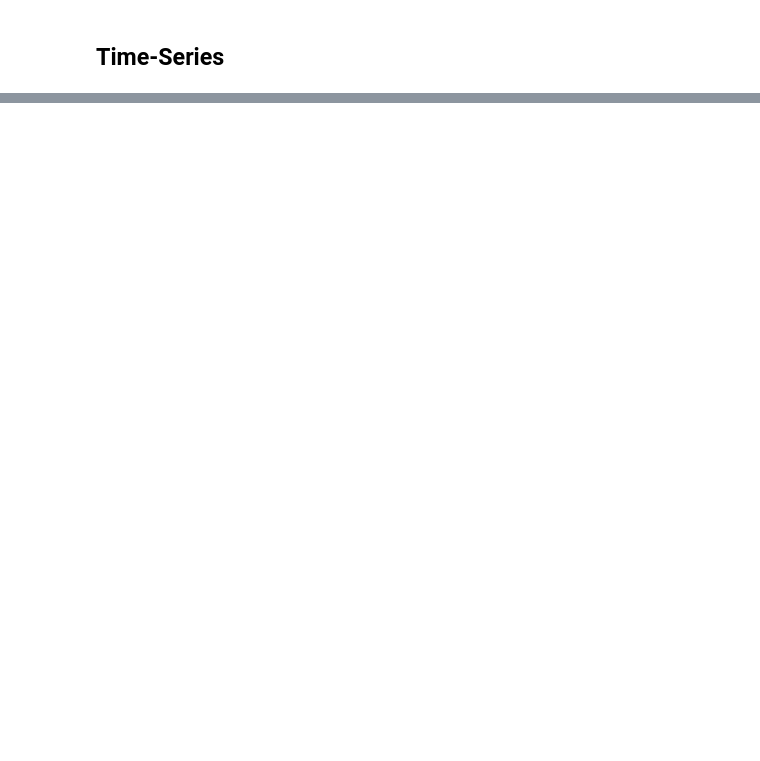
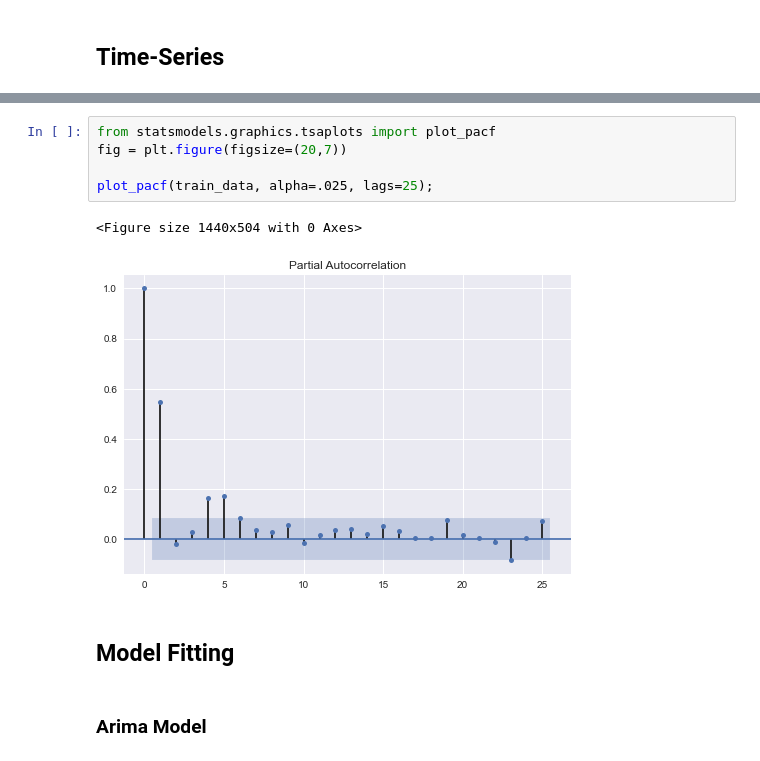
Before and after one commit to ykfarhan/forecasting-nymets-attendance, a Jupyter notebook: time_series_mlb.ipynb, the cells around one changed output, grey strips where cells are left out. Drawn from its saved outputs; the diff is of its cells as text; blank space fills up the shorter version.

```diff
--- a/time_series_mlb.ipynb
+++ b/time_series_mlb.ipynb
@@ -152,0 +87,12 @@ model_fit.forecast()
+# %%
+from statsmodels.graphics.tsaplots import plot_pacf
+fig = plt.figure(figsize=(20,7))
+
+plot_pacf(train_data, alpha=.025, lags=25);
+# %% [output]
+<Figure size 1440x504 with 0 Axes>
+[figure, added]
+# %% [markdown]
+## Model Fitting
+# %% [markdown]
+### Arima Model
```
Also changed, not shown: parts of 91 cells of this notebook.
